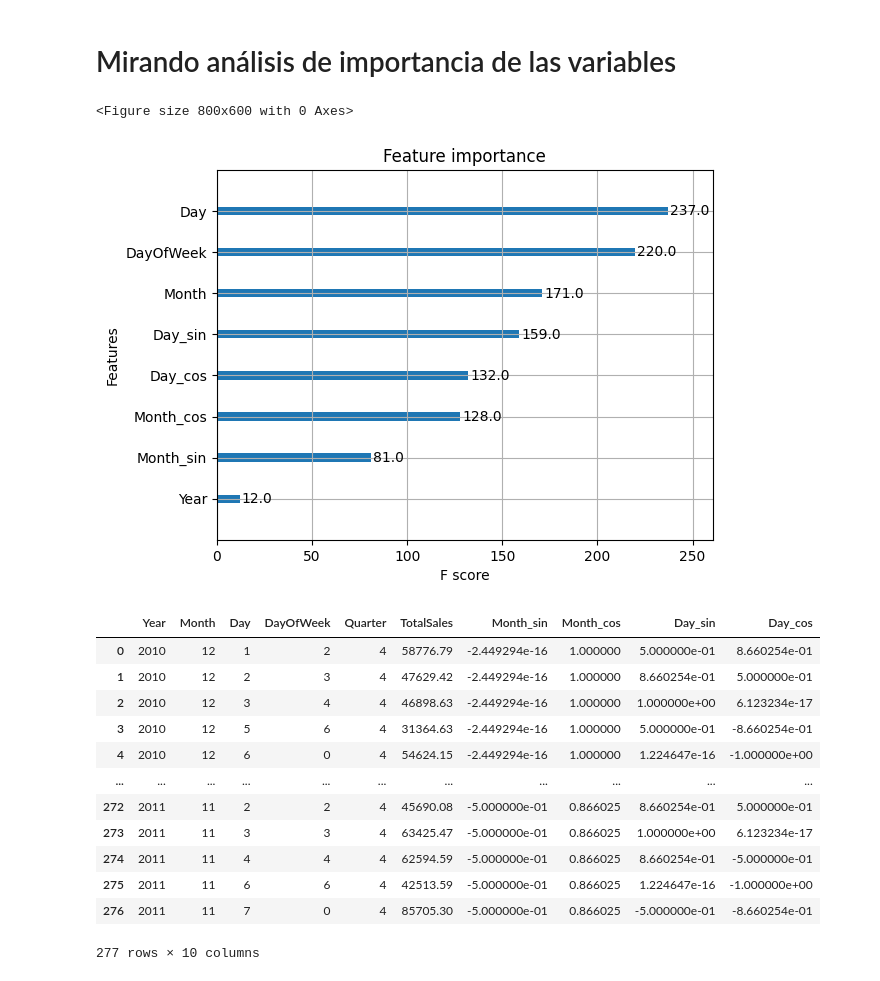
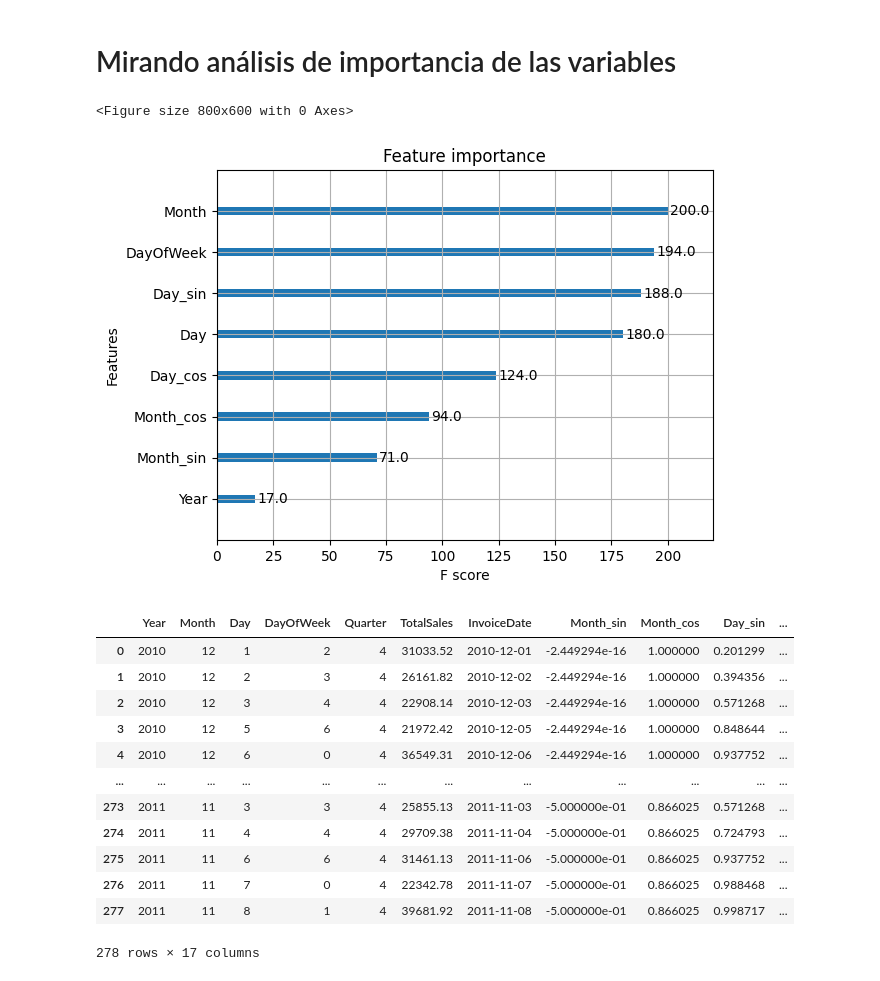
Before and after one commit to Proyecto-IA-y-BD/Proyecto-IA-BD, a Jupyter notebook: regression/src/models/xgboost.ipynb, the cells around one changed output. Cells and saved outputs as stored; diff of their text form; code cells hidden in the pictures.

```diff
--- a/regression/src/models/xgboost.ipynb
+++ b/regression/src/models/xgboost.ipynb
@@ -0,0 +3,27 @@
+# %%
+import numpy as np
+import pandas as pd
+import holidays
+
+def add_cyclic_features(df):
+  df['Month_sin'] = np.sin(2 * np.pi * df['Month'] / 12)
+  df['Month_cos'] = np.cos(2 * np.pi * df['Month'] / 12)
+  df['Day_sin'] = np.sin(2 * np.pi * df['Day'] / 31)
+  df['Day_cos'] = np.cos(2 * np.pi * df['Day'] / 31)
+  return df
+
+def add_holiday_feature(df):
+  uk_holidays = holidays.UK(years=range(2000, 2030))
+  df['InvoiceDate'] = pd.to_datetime(df['InvoiceDate'])
+  df['IsHoliday'] = df['InvoiceDate'].apply(lambda x: 1 if x.date() in uk_holidays else 0)
+  return df
+
+def add_lags(df, lags=[1, 7, 30]):
+  for lag in lags:
+      df[f'TotalSales_Lag{lag}'] = df['TotalSales'].shift(lag)
+  return df
+
+def add_rolling_means(df, windows=[7, 30]):
+    for window in windows:
+        df[f'TotalSales_Rolling{window}'] = df['TotalSales'].rolling(window).mean()
+    return df
@@ -38,54 +248,49 @@ print(grid_search.best_params_)
 # %%
 # * PAR VER LA IMPORTANCIA DE LAS VARIABLES
 from xgboost import plot_importance
-from sklearn.metrics import mean_absolute_error, mean_squared_error
 from xgboost import XGBRegressor
 import matplotlib.pyplot as plt
 import pandas as pd
 import numpy as np
 
 # Leer el archivo CSV
 df_to_train = pd.read_csv("../../data/dataset_training.csv")
-df_to_train = df_to_train.groupby(['Year', 'Month', 'Day', 'DayOfWeek', 'Quarter'])['TotalSales'].sum().reset_index()
-df_to_train['Month_sin'] = np.sin(2 * np.pi * df_to_train['Month'] / 12)
-df_to_train['Month_cos'] = np.cos(2 * np.pi * df_to_train['Month'] / 12)
-df_to_train['Day_sin'] = np.sin(2 * np.pi * df_to_train['Day'] / 12)
-df_to_train['Day_cos'] = np.cos(2 * np.pi * df_to_train['Day'] / 12)
+df_to_train = add_cyclic_features(df_to_train)
+df_to_train = add_holiday_feature(df_to_train)
+df_to_train = add_lags(df_to_train)
+df_to_train = add_rolling_means(df_to_train)
 
-# Datos de entreamiento
-X_to_train = df_to_train[['Year', 'Month', 'Day', 'DayOfWeek', 'Quarter', 'Month_sin', 'Month_cos', 'Day_sin', 'Day_cos']]
+X_to_train =  df_to_train[['Year', 'Month', 'Day', 'DayOfWeek', 'Quarter', 'IsHoliday', 'Month_sin', 'Month_cos', 'Day_sin', 'Day_cos']]
 Y_to_train = df_to_train['TotalSales']
 
-
-# Configuración del modelo basándome en los best_params
 model =  XGBRegressor(
   n_estimators=100,     # Número de árboles
   max_depth=5,          # Profundidad máxima
   learning_rate=0.2,    # Tasa de aprendizaje
   min_child_weight=10,  # Peso mínimo necesario para crear un nodo hijo
   subsample=0.8,        # Fracción de muestras usadas para entrenar
   colsample_bytree=1,   # Fracción de características usadas por árbol
   random_state=42       # Semilla aleatoria
 )
 model.fit(X_to_train, Y_to_train)
 
 plt.figure(figsize=(8, 6))
 plot_importance(model)
 plt.show()
 df_to_train
 # %% [output]
 <Figure size 800x600 with 0 Axes>
-[figure, old version]
+[figure, new version]
-|  | Year | Month | Day | DayOfWeek | Quarter | TotalSales | Month_sin | Month_cos | Day_sin | Day_cos |
-| 0 | 2010 | 12 | 1 | 2 | 4 | 58776.79 | -2.449294e-16 | 1.000000 | 5.000000e-01 | 8.660254e-01 |
-| 1 | 2010 | 12 | 2 | 3 | 4 | 47629.42 | -2.449294e-16 | 1.000000 | 8.660254e-01 | 5.000000e-01 |
-| 2 | 2010 | 12 | 3 | 4 | 4 | 46898.63 | -2.449294e-16 | 1.000000 | 1.000000e+00 | 6.123234e-17 |
-| 3 | 2010 | 12 | 5 | 6 | 4 | 31364.63 | -2.449294e-16 | 1.000000 | 5.000000e-01 | -8.660254e-01 |
-| 4 | 2010 | 12 | 6 | 0 | 4 | 54624.15 | -2.449294e-16 | 1.000000 | 1.224647e-16 | -1.000000e+00 |
-| ... | ... | ... | ... | ... | ... | ... | ... | ... | ... | ... |
-| 272 | 2011 | 11 | 2 | 2 | 4 | 45690.08 | -5.000000e-01 | 0.866025 | 8.660254e-01 | 5.000000e-01 |
-| 273 | 2011 | 11 | 3 | 3 | 4 | 63425.47 | -5.000000e-01 | 0.866025 | 1.000000e+00 | 6.123234e-17 |
-| 274 | 2011 | 11 | 4 | 4 | 4 | 62594.59 | -5.000000e-01 | 0.866025 | 8.660254e-01 | -5.000000e-01 |
-| 275 | 2011 | 11 | 6 | 6 | 4 | 42513.59 | -5.000000e-01 | 0.866025 | 1.224647e-16 | -1.000000e+00 |
-| 276 | 2011 | 11 | 7 | 0 | 4 | 85705.30 | -5.000000e-01 | 0.866025 | -5.000000e-01 | -8.660254e-01 |
+|  | Year | Month | Day | DayOfWeek | Quarter | TotalSales | InvoiceDate | Month_sin | Month_cos | Day_sin | ... |
+| 0 | 2010 | 12 | 1 | 2 | 4 | 31033.52 | 2010-12-01 | -2.449294e-16 | 1.000000 | 0.201299 | ... |
+| 1 | 2010 | 12 | 2 | 3 | 4 | 26161.82 | 2010-12-02 | -2.449294e-16 | 1.000000 | 0.394356 | ... |
+| 2 | 2010 | 12 | 3 | 4 | 4 | 22908.14 | 2010-12-03 | -2.449294e-16 | 1.000000 | 0.571268 | ... |
+| 3 | 2010 | 12 | 5 | 6 | 4 | 21972.42 | 2010-12-05 | -2.449294e-16 | 1.000000 | 0.848644 | ... |
+| 4 | 2010 | 12 | 6 | 0 | 4 | 36549.31 | 2010-12-06 | -2.449294e-16 | 1.000000 | 0.937752 | ... |
+| ... | ... | ... | ... | ... | ... | ... | ... | ... | ... | ... | ... |
+| 273 | 2011 | 11 | 3 | 3 | 4 | 25855.13 | 2011-11-03 | -5.000000e-01 | 0.866025 | 0.571268 | ... |
+| 274 | 2011 | 11 | 4 | 4 | 4 | 29709.38 | 2011-11-04 | -5.000000e-01 | 0.866025 | 0.724793 | ... |
+| 275 | 2011 | 11 | 6 | 6 | 4 | 31461.13 | 2011-11-06 | -5.000000e-01 | 0.866025 | 0.937752 | ... |
+| 276 | 2011 | 11 | 7 | 0 | 4 | 22342.78 | 2011-11-07 | -5.000000e-01 | 0.866025 | 0.988468 | ... |
+| 277 | 2011 | 11 | 8 | 1 | 4 | 39681.92 | 2011-11-08 | -5.000000e-01 | 0.866025 | 0.998717 | ... |
-277 rows × 10 columns
+278 rows × 17 columns
```
Also changed, not shown: parts of 13 cells of this notebook.
